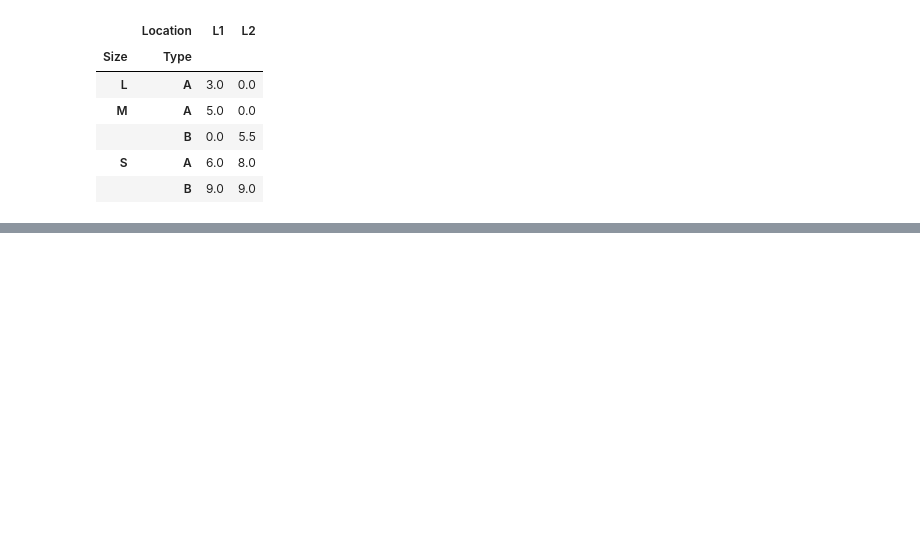
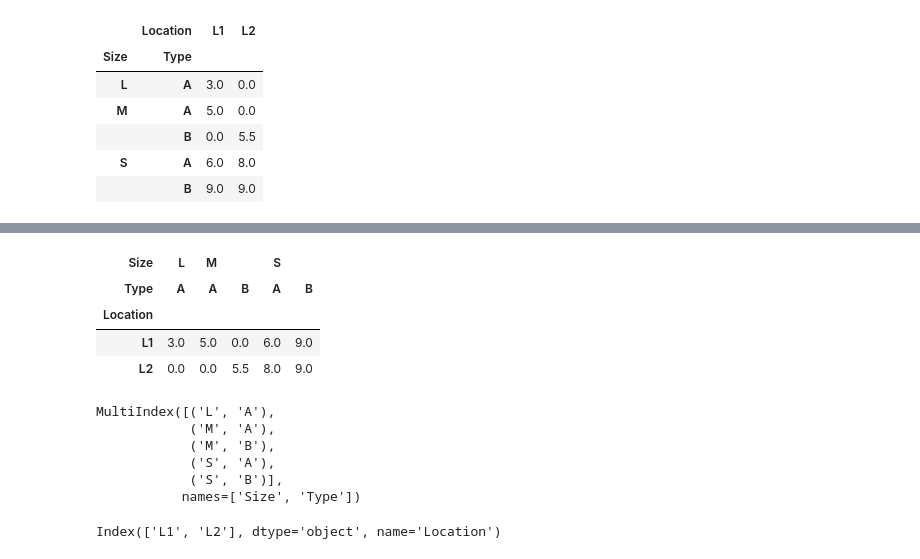
Before and after one commit to AlysterBenedict/AIML, a Jupyter notebook: Pandas/pandas.ipynb, the cells around one changed output, grey strips where cells are left out. Drawn from its saved outputs; the diff is of its cells as text; code cells hidden in the pictures; blank space fills up the shorter version.

```diff
--- a/Pandas/pandas.ipynb
+++ b/Pandas/pandas.ipynb
@@ -1401,0 +1412,23 @@ pd.pivot_table(df,index=['Size','Type'],columns='Location',values='B',fill_value
+# %%
+dfr=pd.pivot_table(df,index='Location',columns=['Size','Type'],values='B',aggfunc=np.mean,
+               fill_value=0)
+dfr
+# %% [output]
+| Size | L | M |  | S |  |
+| Type | A | A | B | A | B |
+| Location |  |  |  |  |  |
+| L1 | 3.0 | 5.0 | 0.0 | 6.0 | 9.0 |
+| L2 | 0.0 | 0.0 | 5.5 | 8.0 | 9.0 |
+# %%
+dfr.columns
+# %% [output]
+MultiIndex([('L', 'A'),
+            ('M', 'A'),
+            ('M', 'B'),
+            ('S', 'A'),
+            ('S', 'B')],
+           names=['Size', 'Type'])
+# %%
+dfr.index
+# %% [output]
+Index(['L1', 'L2'], dtype='object', name='Location')
```
Also changed, not shown: parts of 9 cells of this notebook.
